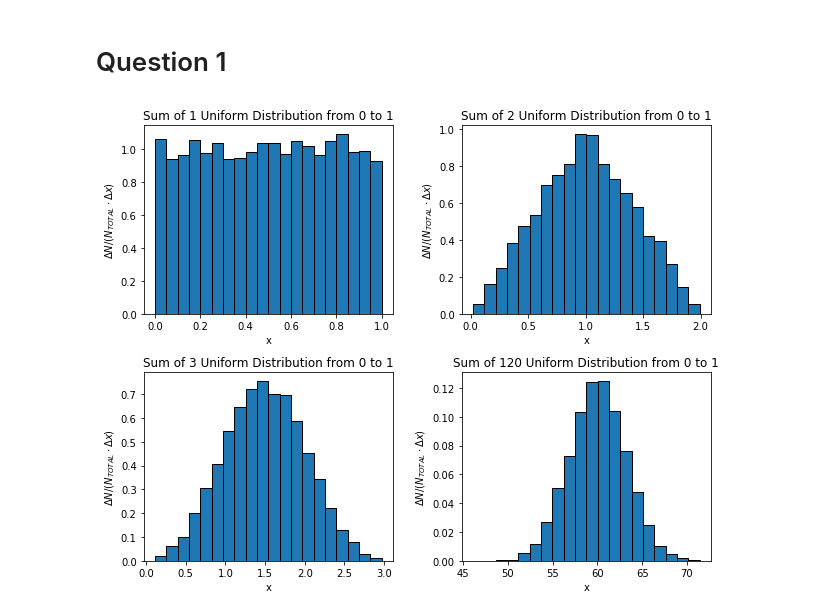
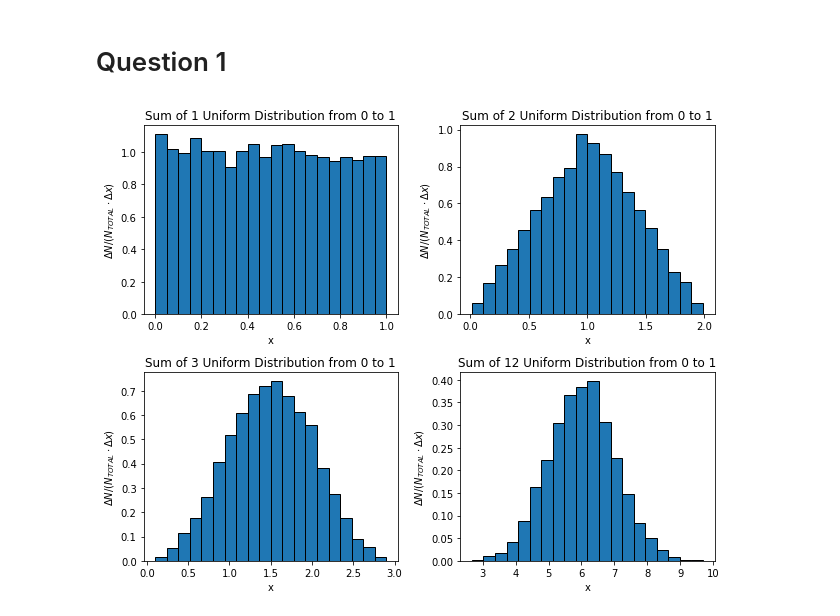
Before and after one commit to JamesPeters98/Stats-Workshops, a Jupyter notebook: Workshop 3/Notebook.ipynb, the cells around one changed output. Cells and saved outputs as stored; diff of their text form; code cells hidden in the pictures.

```diff
--- a/Workshop 3/Notebook.ipynb
+++ b/Workshop 3/Notebook.ipynb
@@ -2,42 +2,45 @@
 # Question 1
 # %%
 %matplotlib inline
+import numpy as np
 import numpy as npy
+from prettytable import PrettyTable
+from scipy.stats import norm
+from scipy.optimize import curve_fit
 import matplotlib.pyplot as plt
-from prettytable import PrettyTable
 
 n = 10000
 bins = 20
 
 def uniform_sum(low,upper,sumAmount,n):
     dist = []
     for x in range(n):
         total = 0
         for val in npy.random.uniform(low,upper,sumAmount):
             total += val
         dist.append(total)
     return dist
 
 # Figure
 f = plt.figure(figsize=(9,7)) # make a bigger 12cm x 7cm figure
 
 def plot_uniform_sum(graphPos, bins, lowerBound, upperBound, sumAmount):
     data = uniform_sum(lowerBound,upperBound,sumAmount,n)
     p = plt.subplot(2,2,graphPos)
     p.hist(data, edgecolor='black', linewidth=1, density=True, bins=bins)
     p.set_title("Sum of "+str(sumAmount)+" Uniform Distribution from 0 to 1")
     p.set_xlabel('x')
     p.set_ylabel(r'$ \Delta N /  (N_{TOTAL} \cdot \Delta x)$')
 
 plot_uniform_sum(1,bins,0,1,1)
 plot_uniform_sum(2,bins,0,1,2)
 plot_uniform_sum(3,bins,0,1,3)
-plot_uniform_sum(4,bins,0,1,120)
+plot_uniform_sum(4,bins,0,1,12)
 
 plt.tight_layout()
 plt.show()
 # %% [output]
-[figure, old version]
+[figure, new version]
 # %%
 # Returns the mean and standard deviation of a summed uniform distribution.
 def uniform_sum_meanSD(lowerBound, upperBound, sumAmount):
```
Also changed, not shown: parts of 7 cells of this notebook, 1 other file.
